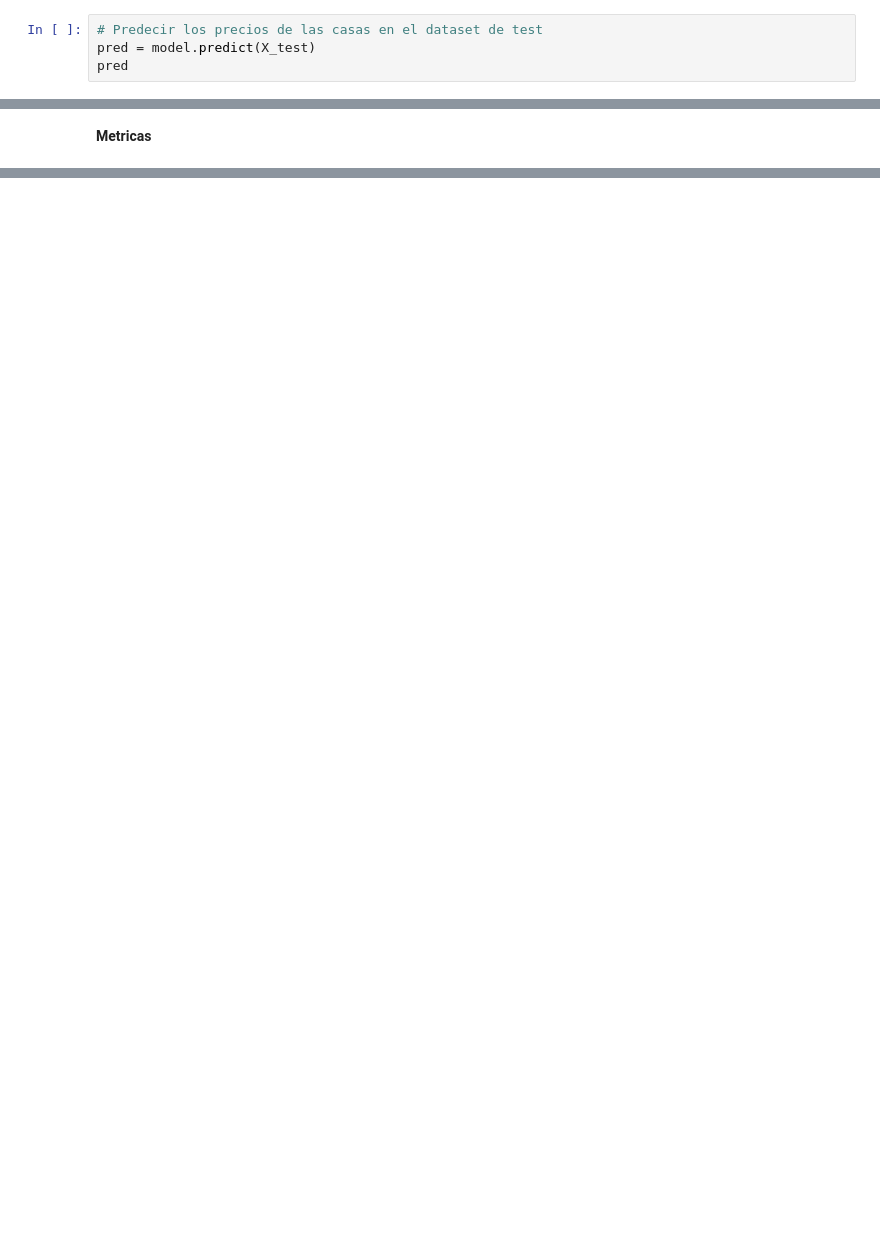
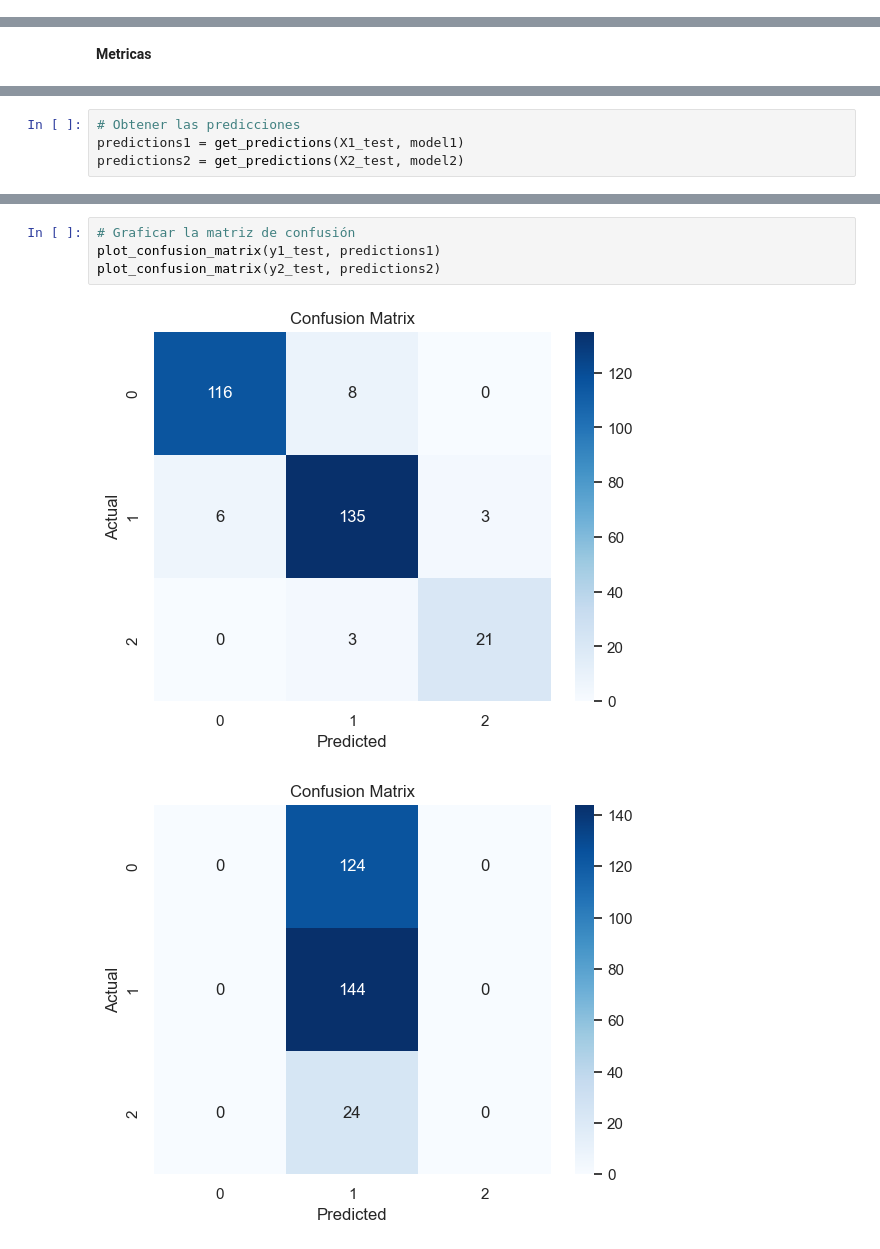
Before and after one commit to mariaRam2003/HT8_Mineria, a Jupyter notebook: ht8.ipynb, the cells around one changed output, grey strips where cells are left out. Cells and saved outputs as stored; diff of their text form; blank space fills up the shorter version.

```diff
--- a/ht8.ipynb
+++ b/ht8.ipynb
@@ -538,6 +585,2 @@ fig.tight_layout()
 # %% [markdown]
 **Predicciones**
-# %%
-# Predecir los precios de las casas en el dataset de test
-pred = model.predict(X_test)
-pred
@@ -583,0 +787,4 @@ R²:  0.8892898270527837
+# %%
+# Obtener las predicciones
+predictions1 = get_predictions(X1_test, model1)
+predictions2 = get_predictions(X2_test, model2)
@@ -583,0 +828,7 @@ R²:  0.8892898270527837
+# %%
+# Graficar la matriz de confusión
+plot_confusion_matrix(y1_test, predictions1)
+plot_confusion_matrix(y2_test, predictions2)
+# %% [output]
+[figure, added]
+[figure, added]
```
Also changed, not shown: parts of 43 cells of this notebook.
